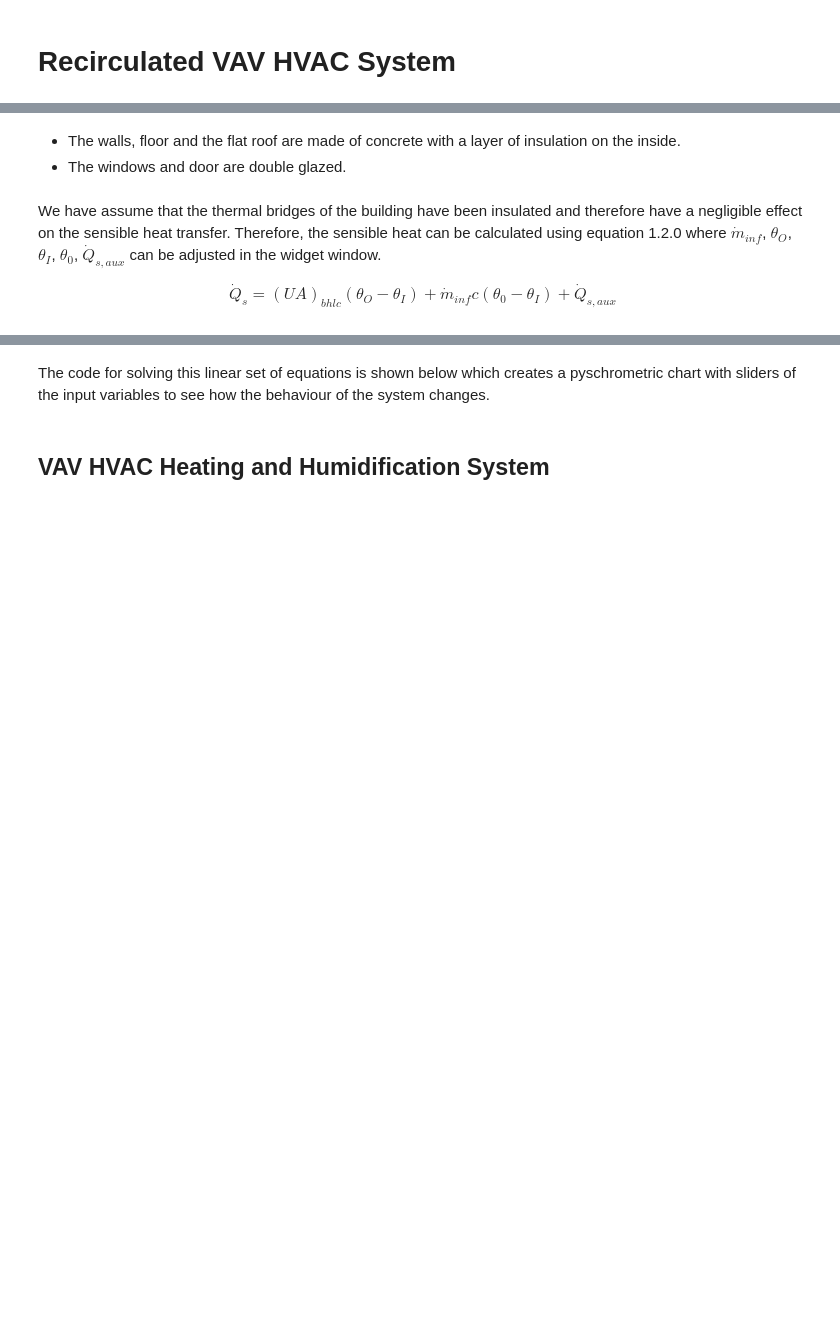
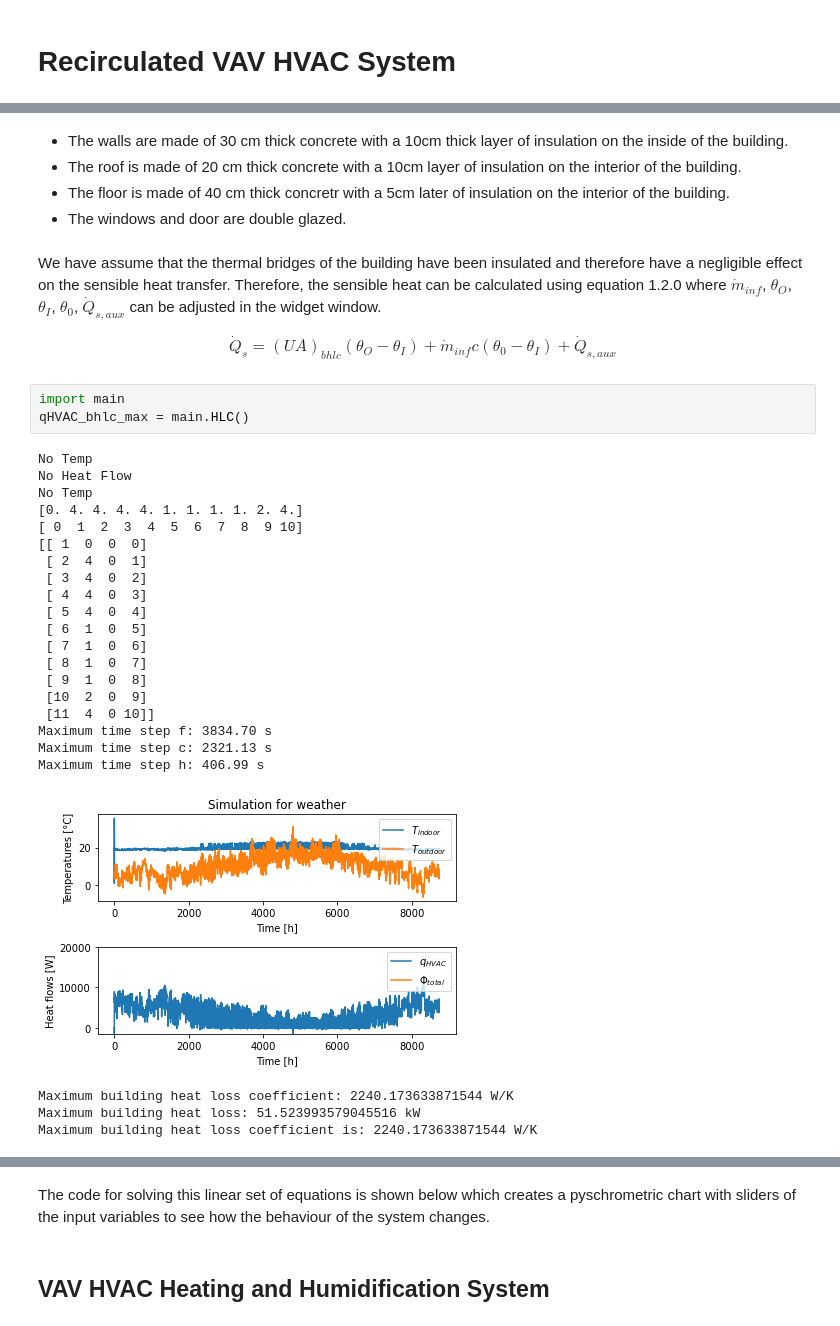
Before and after one commit to regevell/EVA_DSH, a Jupyter notebook: EVA_DSH Lena, Elliot and Charlie Group Report.ipynb, the cells around one changed output, grey strips where cells are left out. Cells and saved outputs as stored; diff of their text form; blank space fills up the shorter version.

Commit message:
updated building heat loss code

```diff
--- a/EVA_DSH Lena, Elliot and Charlie Group Report.ipynb
+++ b/EVA_DSH Lena, Elliot and Charlie Group Report.ipynb
@@ -31,7 +31,9 @@ To use our HVAC model we have created an office block in the UK which is shown i
 
  We have assumed the following for the building:
 # %% [markdown]
- * The walls, floor and the flat roof are made of concrete with a layer of insulation on the inside.
+ * The walls are made of 30 cm thick concrete with a 10cm thick layer of insulation on the inside of the building.
+ * The roof is made of 20 cm thick concrete with a 10cm layer of insulation on the interior of the building.
+ * The floor is made of 40 cm thick concretr with a 5cm later of insulation on the interior of the building.
  * The windows and door are double glazed.
 # %% [markdown]
 We have assume that the thermal bridges of the building have been insulated and therefore have a negligible effect on the sensible heat transfer. Therefore, the sensible heat can be calculated using equation 1.2.0 where $\dot{m}_{inf}$, $\theta_{O}$, $\theta_{I}$, $\theta_{0}$, $\dot{Q}_{s,aux}$ can be adjusted in the widget window.
@@ -39,6 +41,33 @@ We have assume that the thermal bridges of the building have been insulated and
 \begin{equation}
 \dot{Q}_s = (UA)_{bhlc} (\theta_{O} - \theta_{I}) + \dot{m}_{inf}c(\theta_{0} - \theta_{I}) + \dot{Q}_{s,aux}  \tag{1.2.0}
 \end{equation}
+# %%
+import main
+qHVAC_bhlc_max = main.HLC()
+# %% [output]
+No Temp
+No Heat Flow
+No Temp
+[0. 4. 4. 4. 4. 1. 1. 1. 1. 2. 4.]
+[ 0  1  2  3  4  5  6  7  8  9 10]
+[[ 1  0  0  0]
+ [ 2  4  0  1]
+ [ 3  4  0  2]
+ [ 4  4  0  3]
+ [ 5  4  0  4]
+ [ 6  1  0  5]
+ [ 7  1  0  6]
+ [ 8  1  0  7]
+ [ 9  1  0  8]
+ [10  2  0  9]
+ [11  4  0 10]]
+Maximum time step f: 3834.70 s
+Maximum time step c: 2321.13 s
+Maximum time step h: 406.99 s
+[figure, added]
+Maximum building heat loss coefficient: 2240.173633871544 W/K
+Maximum building heat loss: 51.523993579045516 kW
+Maximum building heat loss coefficient is: 2240.173633871544 W/K
 # %% [markdown]
 ## Adiabatic Mixing
 In some cases where mixing occurs the resulting mixing point can have a relative humidity greater than 100 % which is not physically possible as the water in the air will condense as soon as the air is over saturated. This therefore must be compensated for in the computational model by adding adiabatic mixing, where the latent heat of the air at the mixing point is transferred into sensible heat at a constant specific enthalpy value. This will move the mixing point from the oversaturated region to the saturation curve.
```
Also changed, not shown: parts of 2 cells of this notebook, 3 other files.
